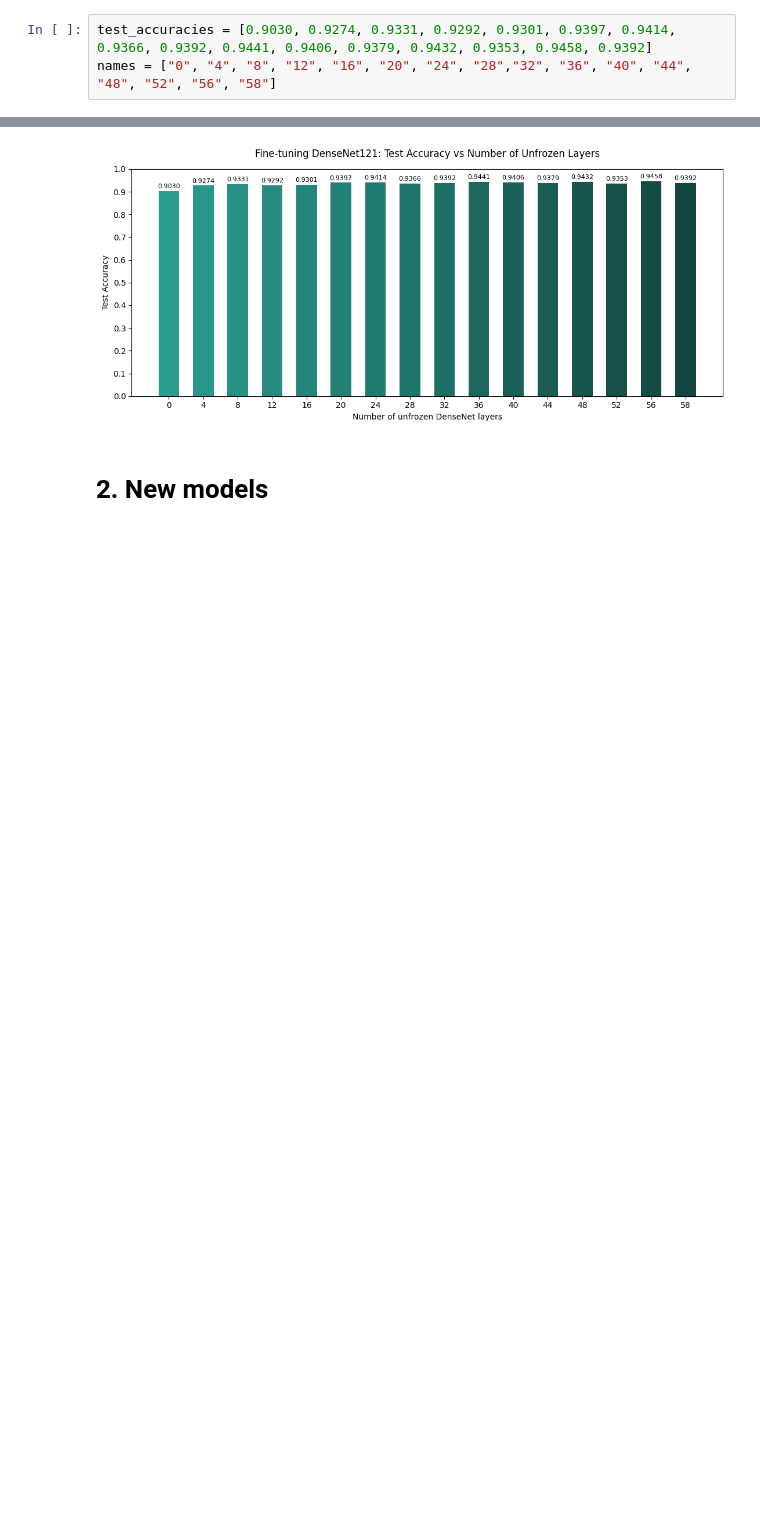
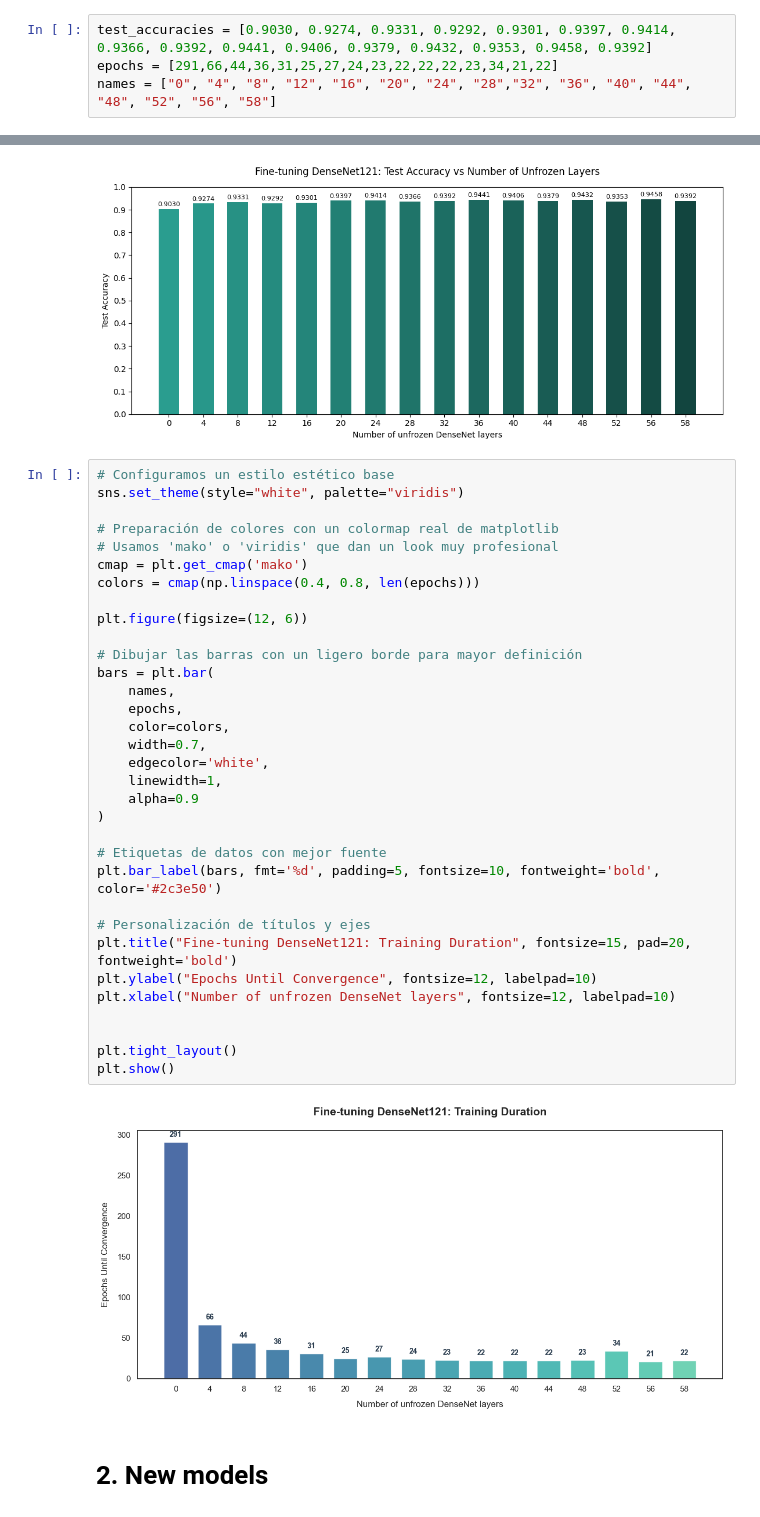
Before and after one commit to MCV-C3/project-team-6, a Jupyter notebook: Week3/report/plot_report.ipynb, the cells around one changed output, grey strips where cells are left out. Cells and saved outputs as stored; diff of their text form; blank space fills up the shorter version.

Commit message:
epochs FT graphic

```diff
--- a/Week3/report/plot_report.ipynb
+++ b/Week3/report/plot_report.ipynb
@@ -9,6 +9,7 @@ import matplotlib.colors as mcolors
 # 1. Fine-tuning
 # %%
 test_accuracies = [0.9030, 0.9274, 0.9331, 0.9292, 0.9301, 0.9397, 0.9414, 0.9366, 0.9392, 0.9441, 0.9406, 0.9379, 0.9432, 0.9353, 0.9458, 0.9392]
+epochs = [291,66,44,36,31,25,27,24,23,22,22,22,23,34,21,22]
 names = ["0", "4", "8", "12", "16", "20", "24", "28","32", "36", "40", "44", "48", "52", "56", "58"]
 # %%
 # colors = plt.cm.GnBu(np.linspace(0.3, 0.9, len(test_accuracies)))
@@ -36,6 +37,41 @@ plt.tight_layout()
 plt.show()
 # %% [output]
 [figure]
+# %%
+# Configuramos un estilo estético base
+sns.set_theme(style="white", palette="viridis")
+
+# Preparación de colores con un colormap real de matplotlib
+# Usamos 'mako' o 'viridis' que dan un look muy profesional
+cmap = plt.get_cmap('mako')
+colors = cmap(np.linspace(0.4, 0.8, len(epochs)))
+
+plt.figure(figsize=(12, 6))
+
+# Dibujar las barras con un ligero borde para mayor definición
+bars = plt.bar(
+    names,
+    epochs,
+    color=colors,
+    width=0.7,
+    edgecolor='white',
+    linewidth=1,
+    alpha=0.9
+)
+
+# Etiquetas de datos con mejor fuente
+plt.bar_label(bars, fmt='%d', padding=5, fontsize=10, fontweight='bold', color='#2c3e50')
+
+# Personalización de títulos y ejes
+plt.title("Fine-tuning DenseNet121: Training Duration", fontsize=15, pad=20, fontweight='bold')
+plt.ylabel("Epochs Until Convergence", fontsize=12, labelpad=10)
+plt.xlabel("Number of unfrozen DenseNet layers", fontsize=12, labelpad=10)
+
+
+plt.tight_layout()
+plt.show()
+# %% [output]
+[figure, added]
 # %% [markdown]
 # 2. New models
 # %%
```
